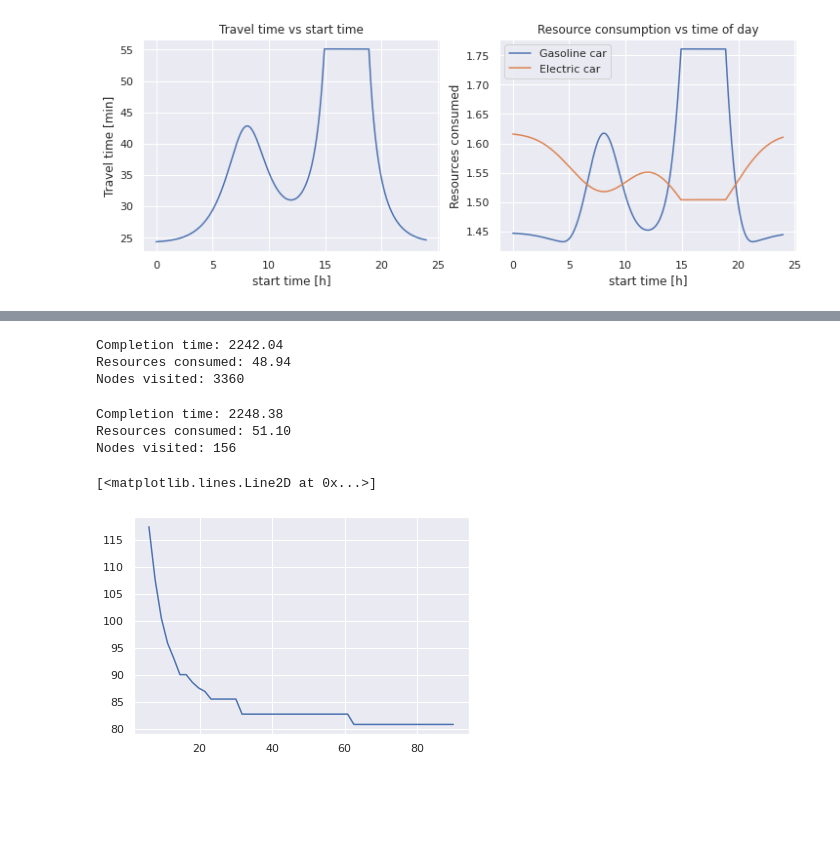
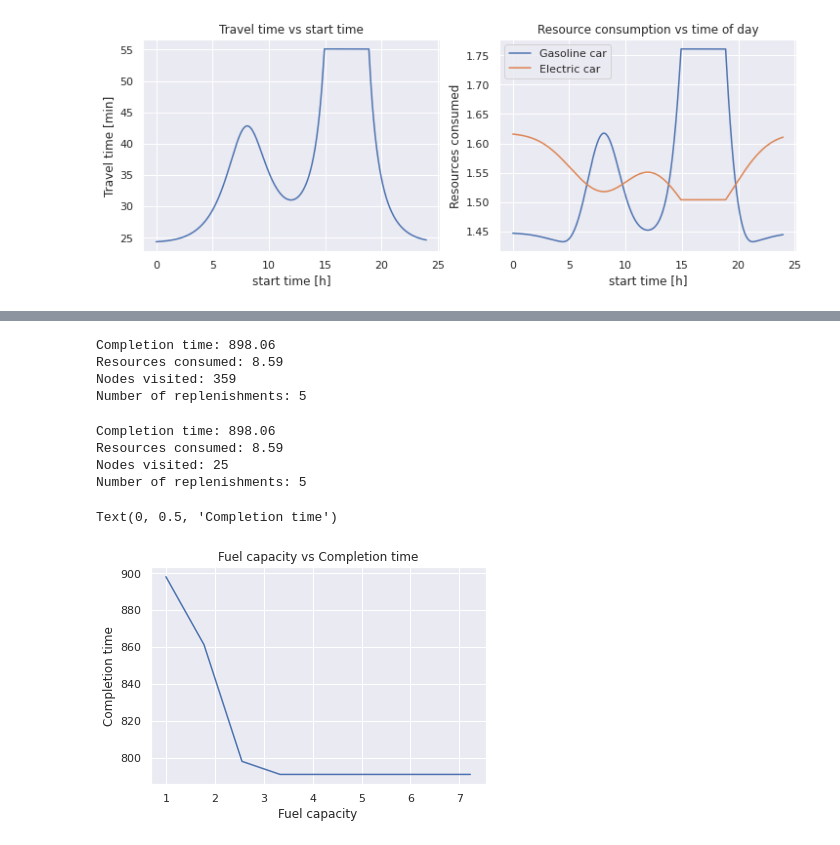
Before and after one commit to LetteraUnica/mathematical-optimization, a Jupyter notebook: final-project/TDASP.ipynb, the cells around one changed output, grey strips where cells are left out. Saved outputs shown, nothing was run; the diff lists cells and outputs as text; code cells hidden in the pictures; blank space fills up the shorter version.

```diff
--- a/final-project/TDASP.ipynb
+++ b/final-project/TDASP.ipynb
@@ -163,19 +166,25 @@ model = TrafficModel(traffic_over_space, traffic_over_time)
 # %%
 # Generate activities
 activities = []
-start = rng.uniform(-30, 30, 2)
-for i in range(8, 8+n_activities):
-    next = rng.uniform(-30, 30, 2)
-    vehicle = GasolineVehicle(Q)
+start = rng.uniform(-20, 20, 2)
+for i in range(6, 6+n_activities):
+    next = rng.uniform(-20, 20, 2)
+    vehicle = ElectricVehicle(Q)
     route = Route(traffic_model=model,
                   energy_consumption=vehicle.consumption,
                   start=start,
                   end=next,
-                  base_speed=70)
+                  base_speed=50)
     start = next
+
     activities.append(
         Activity(60*i, 60*(i+2), route.travel_time, route.resources_consumed, vehicle.replenishment_time))
-    # activities.append(
-    #     Activity(i, 3*(i+2), my_tau, my_rho, lambda x: 3))
 
-discretizer = TimeDiscretizer(eps)
+# Create V and q matrices
+V = []
+q = []
+for activity in activities:
+    times = discretizer.discretize_activity(activity)
+    V.append(dict([(i, time) for i, time in enumerate(times)]))
+    q.append(dict([(i, activity.resources(time))
+             for i, time in enumerate(times)]))
@@ -206,30 +211,35 @@ Nodes visited: 173
 # %%
 # Solve with Replenishments
-sol = TEN_delta(V, activities, q, Q, discretizer)
+sol = TEN_delta(V, activities, q, Q//8, discretizer)
 sol
 # %% [output]
-Completion time: 2242.04
-Resources consumed: 48.94
-Nodes visited: 3360
+Completion time: 898.06
+Resources consumed: 8.59
+Nodes visited: 359
+Number of replenishments: 5
 # %%
-# Solve with DDD with replenishments
-sol = DDD_solve(activities, Q, discretizer, TEN_delta)
+# Solve with DDD with Replenishments
+sol = DDD_solve(activities, Q//8, discretizer, TEN_delta)
 sol
 # %% [output]
-Completion time: 2248.38
-Resources consumed: 51.10
-Nodes visited: 156
+Completion time: 898.06
+Resources consumed: 8.59
+Nodes visited: 25
+Number of replenishments: 5
 # %%
-# Plot resources used vs completion time
-Qs = np.linspace(Q*0.1, Q*1.5, 50)
+# Plot fuel capacity vs completion time with replenishments
+Qs = np.linspace(Q//16, Q//2, 10)
 
 times = []
-for total_resources in Qs:
-    sol = TEN_delta(V, activities, q, total_resources, discretizer)
+for fuel_capacity in Qs:
+    sol = TEN_delta(V, activities, q, fuel_capacity, discretizer)
     if sol is not None:
         times.append(sol.completion_time())
 
-pl.plot(Qs[-len(times):], times)
+pl.plot(Qs[:len(times)], times)
+pl.title("Fuel capacity vs Completion time")
+pl.xlabel("Fuel capacity")
+pl.ylabel("Completion time")
 # %% [output]
-[<matplotlib.lines.Line2D at 0x...>]
+Text(0, 0.5, 'Completion time')
-[figure, old version]
+[figure, new version]
```
Also changed, not shown: parts of 45 cells of this notebook, 6 other files.
